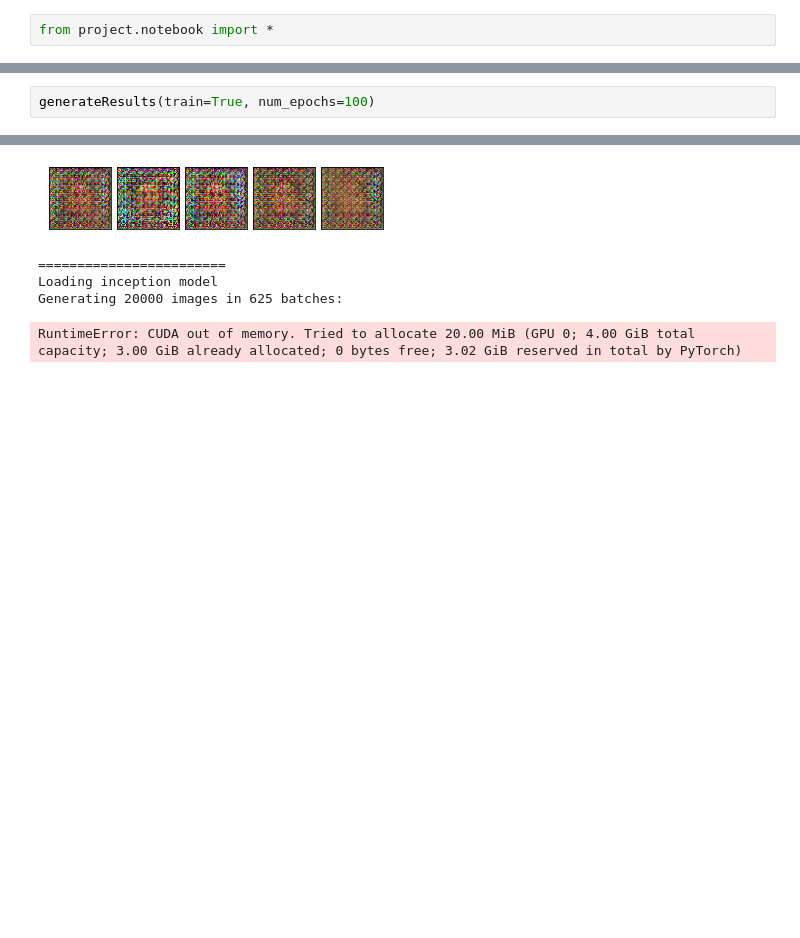
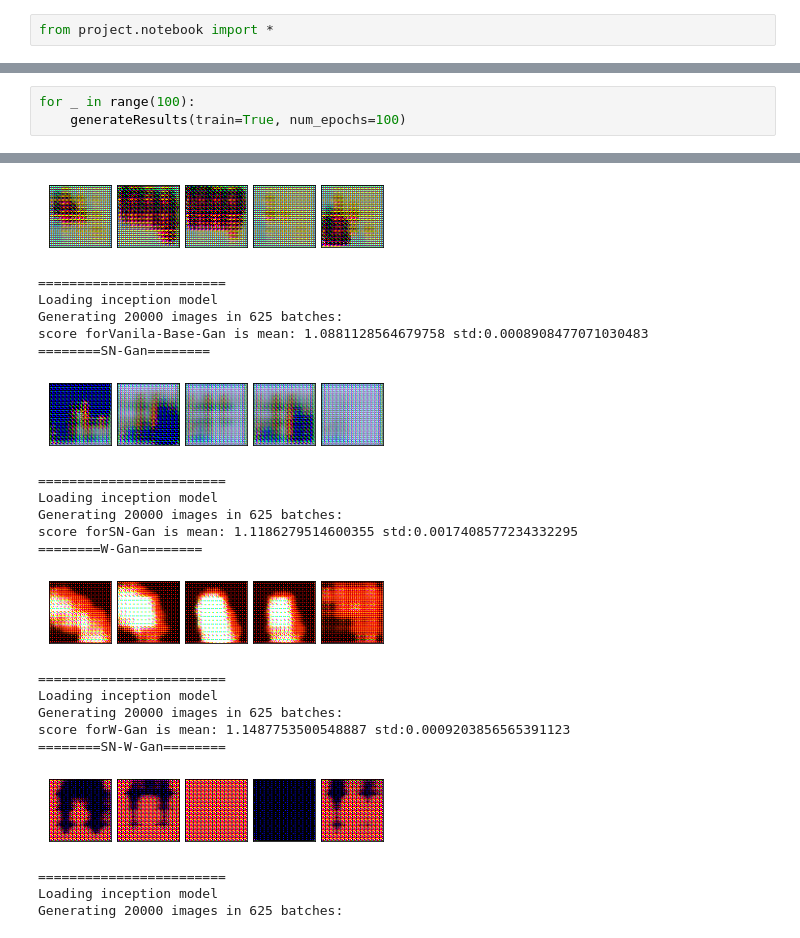
Before and after one commit to Eliran-Turgeman/Deep-Learning, a Jupyter notebook: hw4/Part3_MiniProject.ipynb, the cells around one changed output, grey strips where cells are left out. Cells and saved outputs as stored; diff of their text form; blank space fills up the shorter version.

Commit message:
minor changes and results

```diff
--- a/hw4/Part3_MiniProject.ipynb
+++ b/hw4/Part3_MiniProject.ipynb
@@ -131,3 +131,4 @@ Found 1054 images in dataset folder.
 # %%
-generateResults(train=True, num_epochs=100)
+for _ in range(100):
+    generateResults(train=True, num_epochs=100)
 # %% [output]
@@ -151,6 +151,23 @@ Generator loss:     9.363634860876834
 ========Vanila-Base-Gan========
-[figure, old version]
+[figure, new version]
 ========================
 Loading inception model
 Generating 20000 images in 625 batches:
+score forVanila-Base-Gan is mean: 1.0881128564679758 std:0.0008908477071030483
+========SN-Gan========
+[figure, added]
-RuntimeError: CUDA out of memory. Tried to allocate 20.00 MiB (GPU 0; 4.00 GiB total capacity; 3.00 GiB already allocated; 0 bytes free; 3.02 GiB reserved in total by PyTorch)
+========================
+Loading inception model
+Generating 20000 images in 625 batches:
+score forSN-Gan is mean: 1.1186279514600355 std:0.0017408577234332295
+========W-Gan========
+[figure, added]
+========================
+Loading inception model
+Generating 20000 images in 625 batches:
+score forW-Gan is mean: 1.1487753500548887 std:0.0009203856565391123
+========SN-W-Gan========
+[figure, added]
+========================
+Loading inception model
+Generating 20000 images in 625 batches:
```
Also changed, not shown: parts of 3 cells of this notebook, 21 other files.
